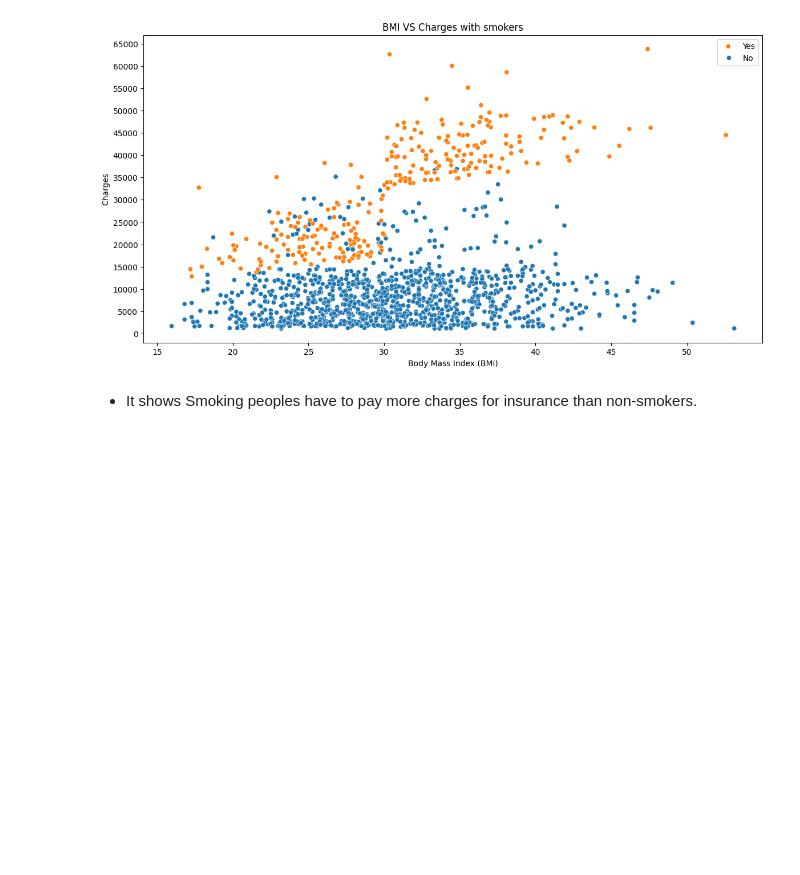
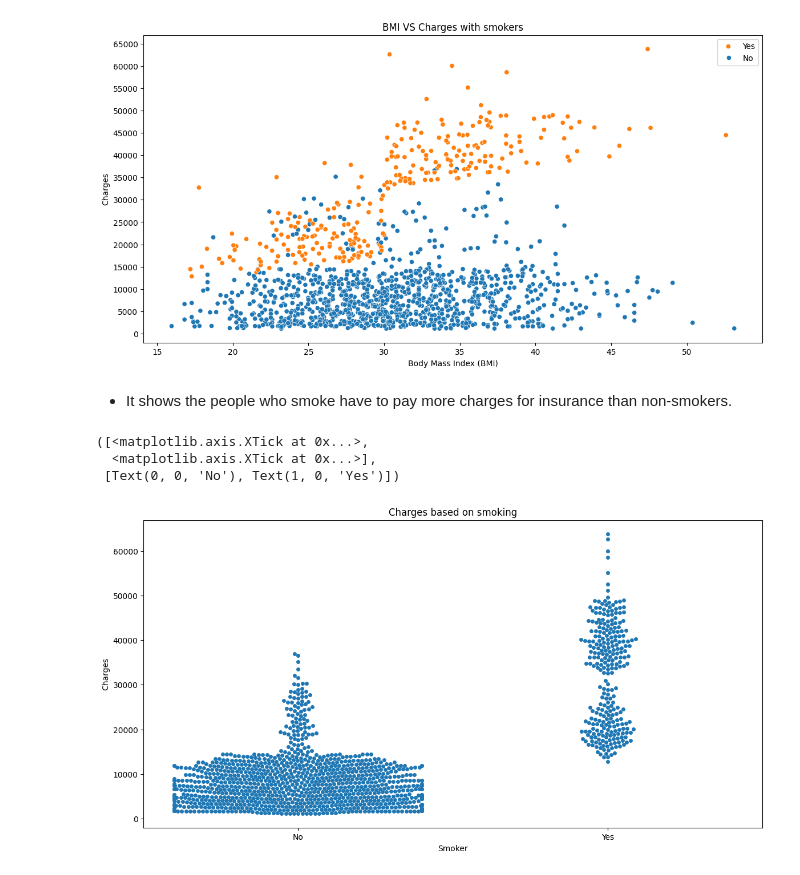
Before and after one commit to Krriisshna/machine-learning-projects, a Jupyter notebook: Insurance Cost Prediction/insurance_cost_prediction.ipynb, the cells around one changed output. Saved outputs shown, nothing was run; the diff lists cells and outputs as text; code cells hidden in the pictures; blank space fills up the shorter version.

```diff
--- a/Insurance Cost Prediction/insurance_cost_prediction.ipynb
+++ b/Insurance Cost Prediction/insurance_cost_prediction.ipynb
@@ -201,4 +201,18 @@ plt.yticks(np.arange(0, 65001, 5000))
   Text(0, 65000, '65000')])
 [figure]
 # %% [markdown]
-- It shows Smoking peoples have to pay more charges for insurance than non-smokers.
+- It shows the people who smoke have to pay more charges for insurance than non-smokers.
+# %%
+plt.figure(figsize=(14,7))
+
+sns.swarmplot(x=insurance_data['smoker'], y=insurance_data['charges'])
+plt.title('Charges based on smoking')
+plt.xlabel('Smoker')
+plt.ylabel('Charges')
+plt.xticks([0,1], ['No','Yes'])
+# plt.xticks(locations, labels) when we pass only one argument it consider it as labels also.
+# %% [output]
+([<matplotlib.axis.XTick at 0x...>,
+  <matplotlib.axis.XTick at 0x...>],
+ [Text(0, 0, 'No'), Text(1, 0, 'Yes')])
+[figure, added]
```
Also changed, not shown: parts of 10 cells of this notebook.
